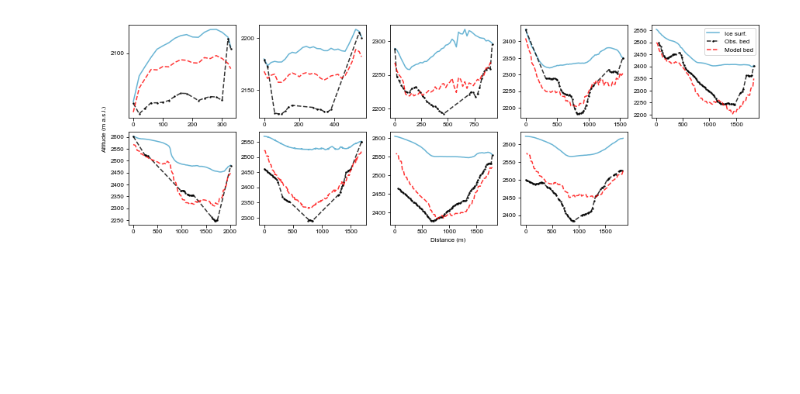
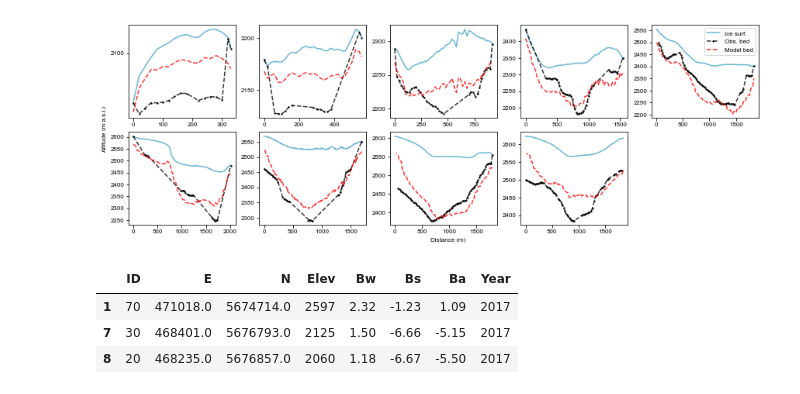
Before and after one commit to bpelto/ice_dynamics, a Jupyter notebook: flux_gate_velocity-Illecillewaet.ipynb, the cells around one changed output. Saved outputs shown, nothing was run; the diff lists cells and outputs as text; code cells hidden in the pictures; blank space fills up the shorter version.

```diff
--- a/flux_gate_velocity-Illecillewaet.ipynb
+++ b/flux_gate_velocity-Illecillewaet.ipynb
@@ -792,3 +906,10 @@ No handles with labels found to put in legend.
 No handles with labels found to put in legend.
 No handles with labels found to put in legend.
 [figure]
+# %%
+obs
+# %% [output]
+|  | ID | E | N | Elev | Bw | Bs | Ba | Year |
+| 1 | 70 | 471018.0 | 5674714.0 | 2597 | 2.32 | -1.23 | 1.09 | 2017 |
+| 7 | 30 | 468401.0 | 5676793.0 | 2125 | 1.50 | -6.66 | -5.15 | 2017 |
+| 8 | 20 | 468235.0 | 5676857.0 | 2060 | 1.18 | -6.67 | -5.50 | 2017 |
```
Also changed, not shown: parts of 22 cells of this notebook.
